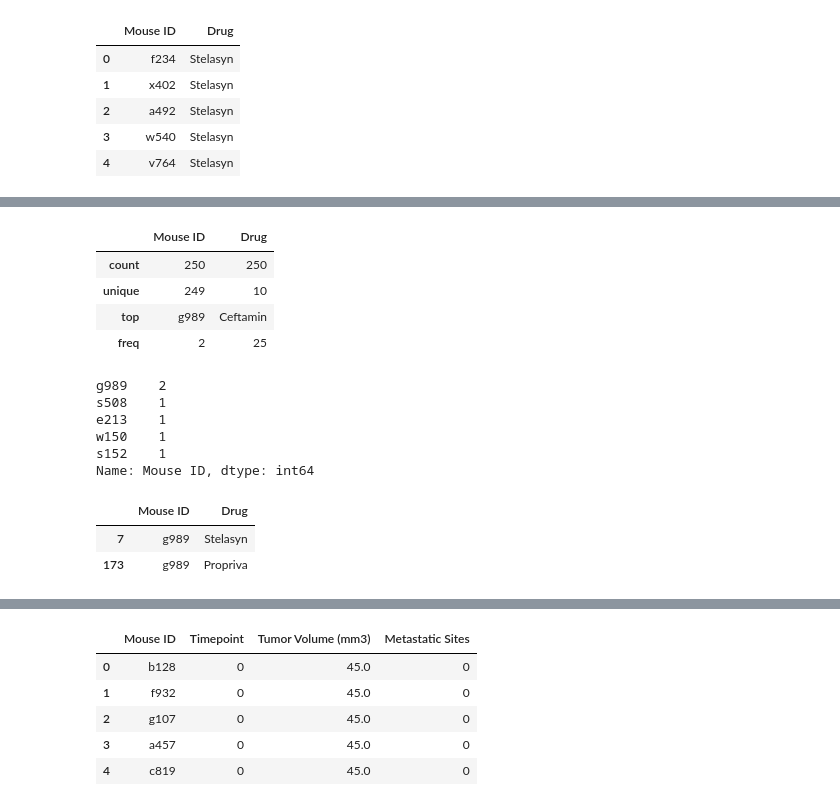
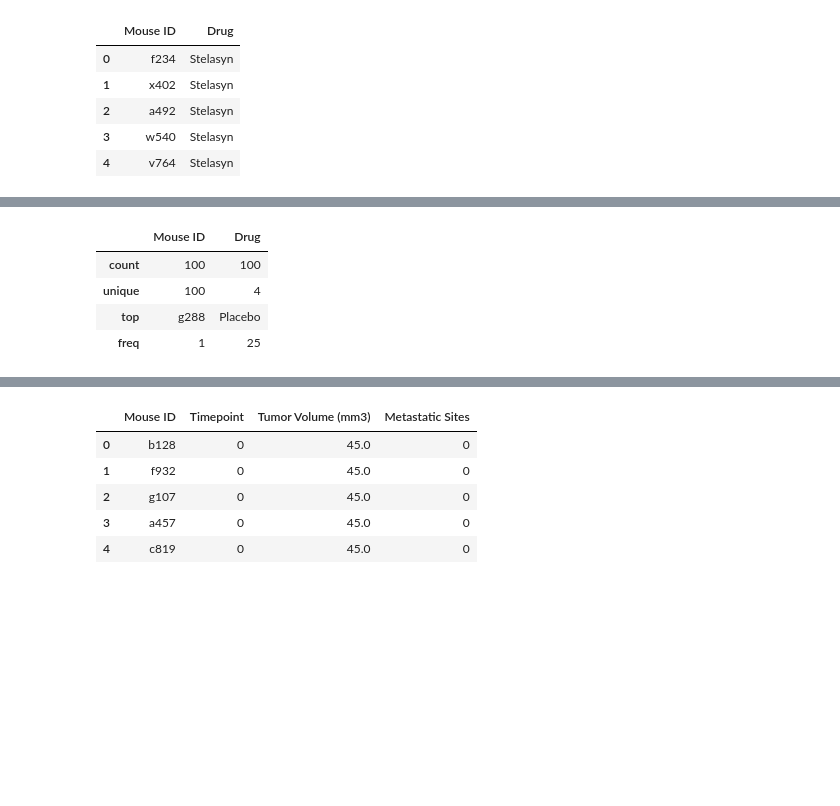
Before and after one commit to daddyjab/PythonAssignments, a Jupyter notebook: Pymaceuticals/pymaceuticals_starter-jb.ipynb, the cells around one changed output, grey strips where cells are left out. Saved outputs shown, nothing was run; the diff lists cells and outputs as text; code cells hidden in the pictures; blank space fills up the shorter version.

```diff
--- a/Pymaceuticals/pymaceuticals_starter-jb.ipynb
+++ b/Pymaceuticals/pymaceuticals_starter-jb.ipynb
@@ -31,3 +39,8 @@ md_df.head()
 | 2 | a492 | Stelasyn |
 | 3 | w540 | Stelasyn |
 | 4 | v764 | Stelasyn |
+# %%
+# This analysis is focused on only 4 drugs, so keep only those results
+drug_list = ['Capomulin', 'Infubinol', 'Ketapril', 'Placebo']
+md_c_df = md_df.loc[ [ (x in drug_list) for x in md_df['Drug'] ] ].reset_index(drop=True)
+md_c_df.head()
@@ -34,27 +54,8 @@ md_df.head()
 # %%
-md_df.describe()
+md_c_df.describe()
 # %% [output]
 |  | Mouse ID | Drug |
-| count | 250 | 250 |
-| unique | 249 | 10 |
-| top | g989 | Ceftamin |
-| freq | 2 | 25 |
+| count | 100 | 100 |
+| unique | 100 | 4 |
+| top | g288 | Placebo |
+| freq | 1 | 25 |
-# %%
-# The Mouse and Drug Data has 249 unique Mouse IDs and 250 entries.
-# This means one mouse ('Mouse ID' = 'g989') received 2 different Drugs at some point.
-# Not sure how this will effect the analysis later,
-#  but may need to drop this Mouse ID from the analysis.
-md_df['Mouse ID'].value_counts().head()
-# %% [output]
-g989    2
-s508    1
-e213    1
-w150    1
-s152    1
-Name: Mouse ID, dtype: int64
-# %%
-md_df.loc[ md_df['Mouse ID']=='g989' ]
-# %% [output]
-|  | Mouse ID | Drug |
-| 7 | g989 | Stelasyn |
-| 173 | g989 | Propriva |
```
Also changed, not shown: parts of 19 cells of this notebook, 4 other files.
